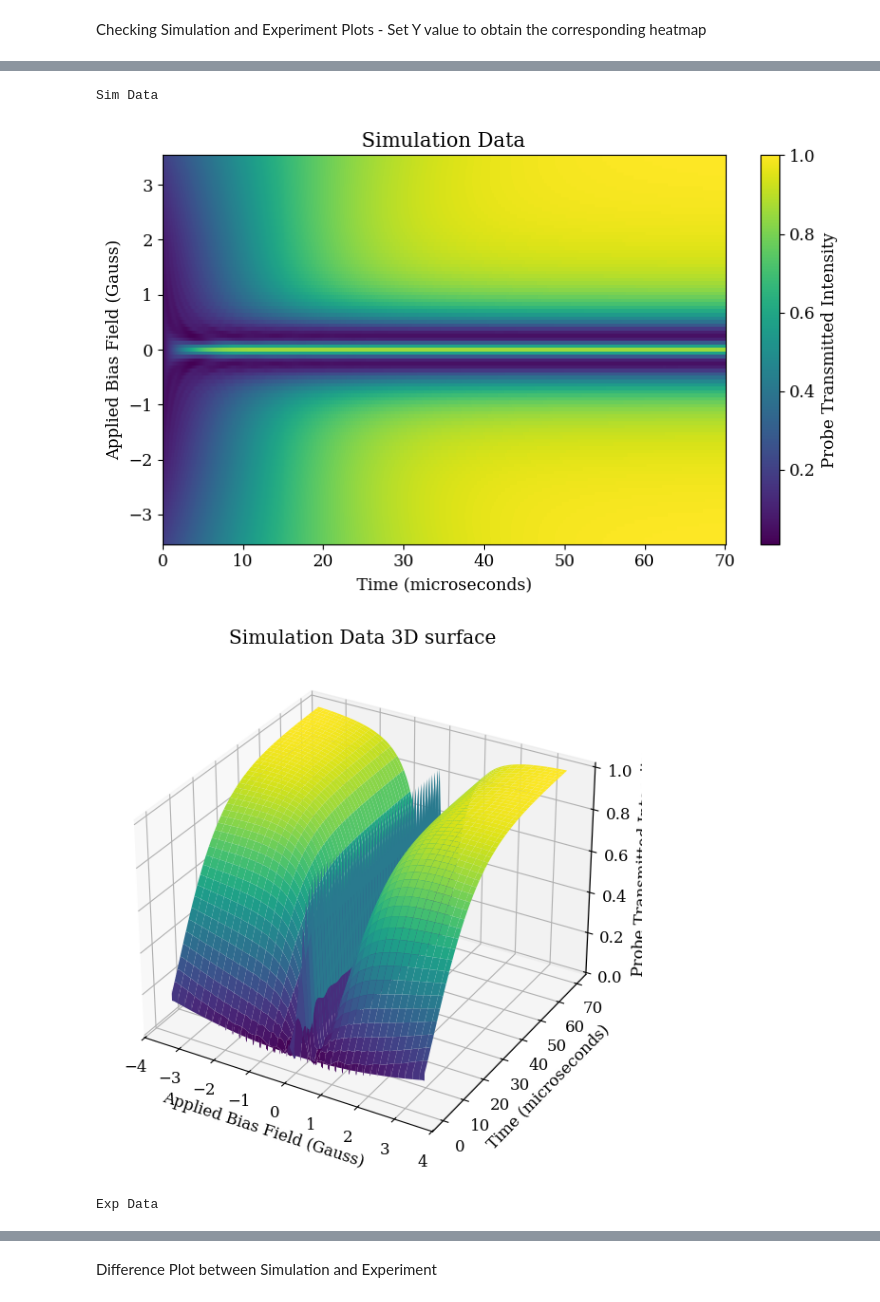
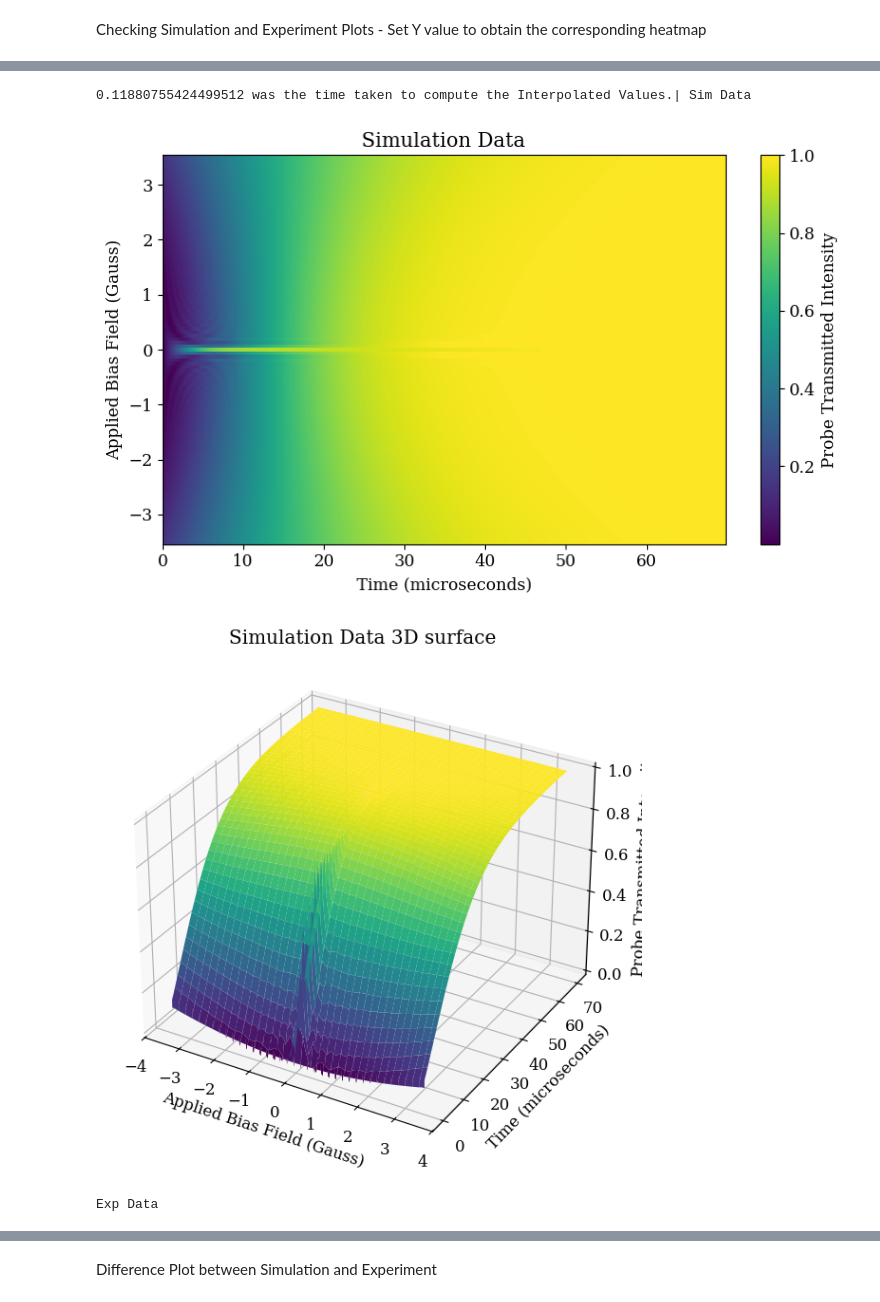
Before and after one commit to apranav22/bayesian_nmor, a Jupyter notebook: Trial_Y_Field_Estimation_Dataset_3.ipynb, the cells around one changed output, grey strips where cells are left out. Cells and saved outputs as stored; diff of their text form; code cells hidden in the pictures.

```diff
--- a/Trial_Y_Field_Estimation_Dataset_3.ipynb
+++ b/Trial_Y_Field_Estimation_Dataset_3.ipynb
@@ -351,7 +355,7 @@ def animation_kl(expectedkl, f_bias_axis, save_path):
     anim.save(save_path, writer='pillow', fps=4)
 # %%
 class GPUInterpolator:
-    def __init__(self, t_axis = None, f_axis = None, by_axis = None, data_cube = None):
+    def __init__(self, t_axis = None, f_axis = None, by_axis = None, data_cube = None, coeffs_cpu = None):
         if data_cube is not None:
             self.t_axis = cp.asarray(t_axis)
             self.f_axis = cp.asarray(f_axis)
@@ -413,6 +417,9 @@ class GPUInterpolator:
                 name = "trilinear_extrapolation_and_interpolation_kernel"
             )
 
+            #cubic spline coefficients
+            self.coeffs_gpu : cp.ndarray
+
     def to_indices(self, t_query, f_query, by_query):
         t_idx = (t_query - self.t_start) / self.t_step
         f_idx = (f_query - self.f_start) / self.f_step
@@ -427,9 +434,17 @@ class GPUInterpolator:
     def interpolate(self, t_query, f_query, by_query):
         # Note: Query the flattened arrays directly to keep calculations simple and efficient
         t_idx, f_idx, by_idx = self.to_indices(t_query, f_query, by_query)
-        # coords = cp.stack([t_idx, f_idx, by_idx], axis = 0)
+        coords = cp.stack([t_idx, f_idx, by_idx], axis = 0)
+        predictions = map_coordinates(
+            self.coeffs_gpu,
+            coords,
+            order=3,
+            mode='nearest',
+            prefilter=False
+        )
         # predictions = map_coordinates(self.data_cube, coords, order=1, mode='nearest')
-        return self.kernel(t_idx.astype(cp.float64), f_idx.astype(cp.float64), by_idx.astype(cp.float64), self.data_cube, self.nt, self.nz, self.ny)
+        # return self.kernel(t_idx.astype(cp.float64), f_idx.astype(cp.float64), by_idx.astype(cp.float64), self.data_cube, self.nt, self.nz, self.ny)
+        return cp.clip(predictions, 0.0, 1.0)
 
     def save(self, filepath):
         np.savez(filepath,
@@ -442,6 +457,23 @@ class GPUInterpolator:
                 self.by_start, self.by_step
                 ]),
                  data_cube=cp.asnumpy(self.data_cube))
+        base = os.path.splitext(filepath)[0] # "document"
+        new_path = base + ".npy"
+        filepath_1 = new_path
+        if os.path.exists(filepath_1):
+                print(f"Loading pre-computed cubic spline coefficients from: {filepath_1}")
+                coeffs_cpu = np.load(filepath_1)
+        else:
+            print("Cubic spline coefficients not found. Computing IIR filter...")
+            print("This may take a minute, but will only happen once for this dataset.")
+
+            # Calculate the coefficients on the CPU using SciPy
+            coeffs_cpu = spline_filter(self.data_cube.get(), order=3)
+
+            # Save the numpy array so we bypass this step in future runs
+            np.save(filepath_1, coeffs_cpu)
+            print(f"Coefficients saved successfully to: {filepath_1}")
+        self.coeffs_gpu = cp.asarray(coeffs_cpu)
 
     @classmethod
     def load(cls, filepath):
@@ -452,8 +484,13 @@ class GPUInterpolator:
         data_cube = cp.asarray(loaded['data_cube'], dtype = cp.float64)
         meta = loaded['metadata']
 
+        base = os.path.splitext(filepath)[0] # "document"
+        new_path = base + ".npy"
+        filepath_1 = new_path
         #i dont need to pass time, by, bz because all that matters are the min and steps, which have been passed
         instance = cls()
+        coeffs_cpu = np.load(filepath_1)
+        instance.coeffs_gpu = cp.asarray(coeffs_cpu)
         instance.data_cube = data_cube
         instance.by_axis = by_axis
         instance.nt, instance.nz, instance.ny = data_cube.shape
@@ -1468,14 +1602,14 @@ Loading Experiment from DataFiles_to_Dinesh_Pranav\Data_files\Experiment\26_03_2
 (4376,) (111,) (4376, 111)
 # %%
-sim_matrix = get_predictions_batch(sim_spline, cp.asarray(t_exp), cp.asarray(f_bias_axis), 0.12)
+sim_matrix = get_predictions_batch(sim_spline, cp.asarray(t_sim), cp.asarray(f_bias_axis), cp.asarray([0.0, 0.05,0.1,0.15,0.2,0.25,0.3]), mode = "Longitudinal Likelihood")
 print("Sim Data")
-plot_heat_and_surface(t_exp, f_bias_axis, sim_matrix.get(), title_prefix="Simulation Data")
+plot_heat_and_surface(t_sim.get(),f_bias_axis, sim_matrix[:,:, 0].get(), title_prefix="Simulation Data")
 print("Exp Data")
 plot_heat_and_surface(t_exp, f_bias_axis+F_BIAS_OFFSET_NUISANCE, exp_matrix, title_prefix = "26/03 Data")
 # %% [output]
-Sim Data
+0.11880755424499512 was the time taken to compute the Interpolated Values.| Sim Data
-[figure, old version]
+[figure, new version]
-[figure, old version]
+[figure, new version]
 Exp Data
 [figure]
 [figure]
```
Also changed, not shown: parts of 25 cells of this notebook, 4 other files.
